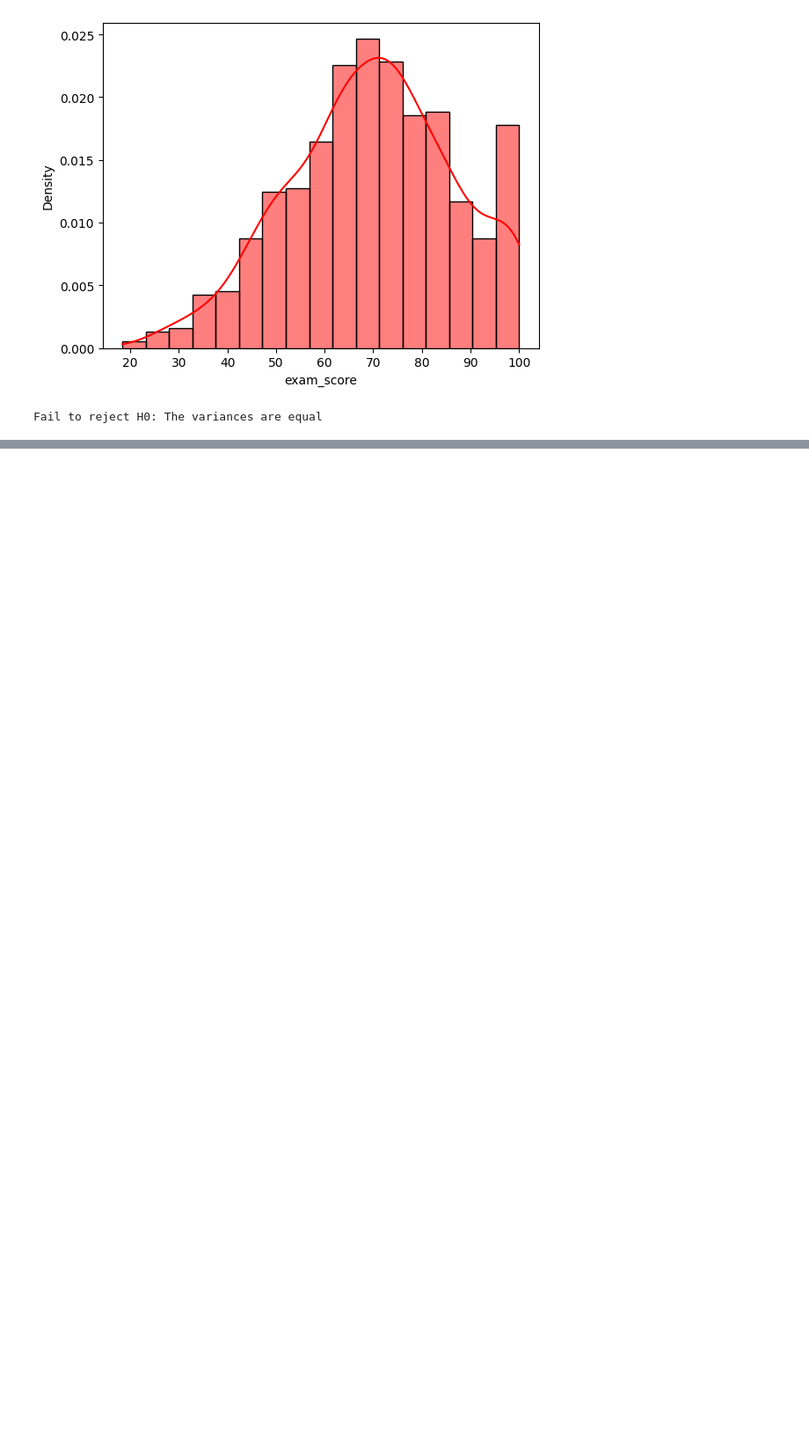
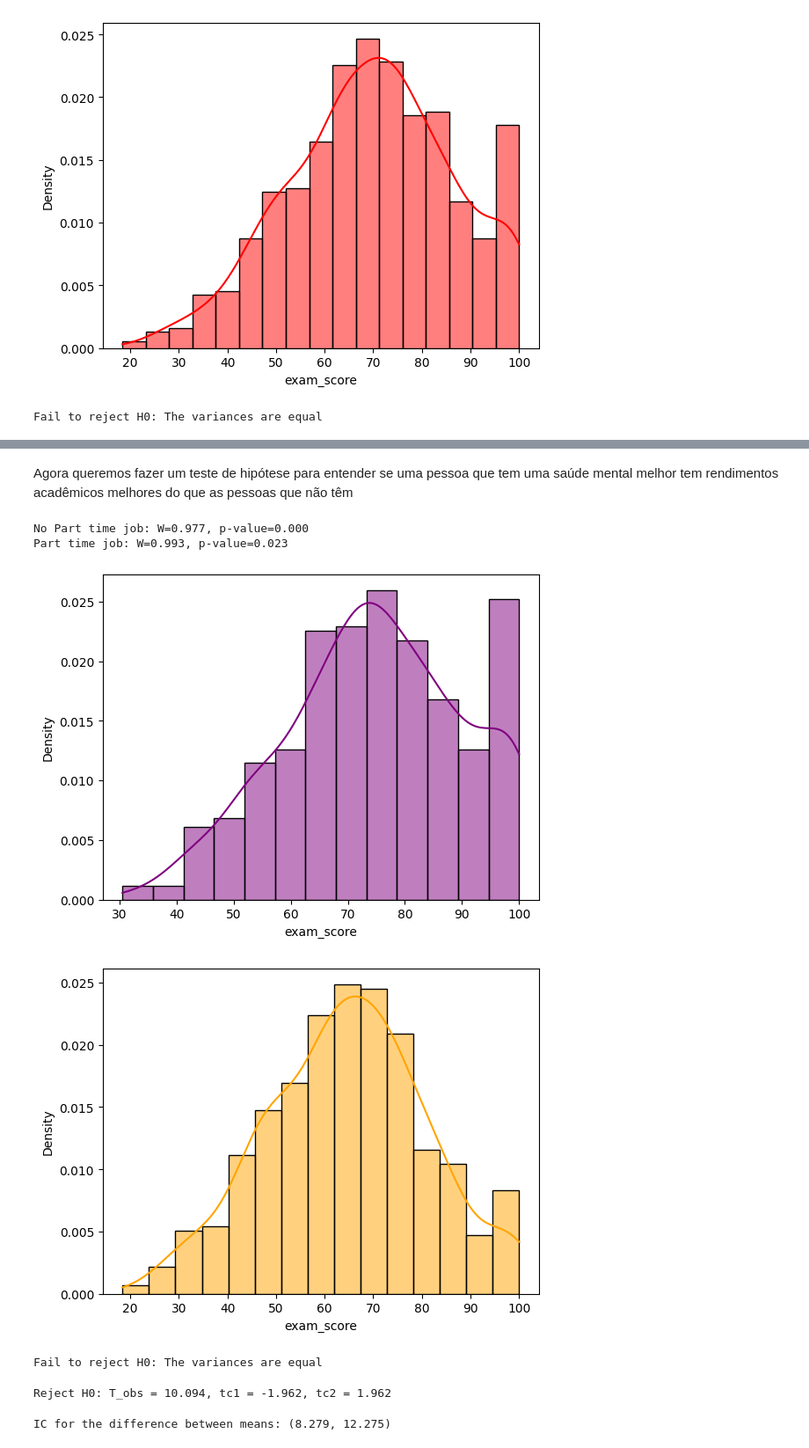
Before and after one commit to FelipeLeDu/Student-Performance-Analysis, a Jupyter notebook: Data science Project 1/Code/Test1.ipynb, the cells around one changed output, grey strips where cells are left out. Shown: that part at 88% size. Saved outputs shown, nothing was run; the diff lists cells and outputs as text; code cells hidden in the pictures; blank space fills up the shorter version.

Commit message:
Novos testes

```diff
--- a/Data science Project 1/Code/Test1.ipynb
+++ b/Data science Project 1/Code/Test1.ipynb
@@ -190,0 +189,76 @@ Fail to reject H0: The variances are equal
+# %% [markdown]
+Agora queremos fazer um teste de hipótese para entender se uma pessoa que tem uma saúde mental melhor tem rendimentos acadêmicos melhores do que as pessoas que não têm
+# %%
+#Para isso vamos dividir a variável em duas, uma para quem tem saúde mental boa e outra para quem não tem.
+
+def classify_health(mental):
+    return "Bad" if mental <= 5 else "Good"
+
+df_encoded["mental_health_status"] = df_encoded["mental_health_rating"].apply(classify_health)
+
+good_mental = df_encoded[df_encoded["mental_health_status"] == "Good"]["exam_score"]
+bad_mental= df_encoded[df_encoded["mental_health_status"] == "Bad"]["exam_score"]
+
+#Identify the distribution of this two variables
+plt.figure()
+sns.histplot(good_mental, kde=True, color="purple", label="Good Mental Health", stat="density")
+plt.figure()
+sns.histplot(bad_mental, kde=True, color="orange", label="Bad Mental Health", stat="density")
+
+stat1, p1 = shapiro(good_mental) #Shapiro-Wilk test for alpha = 0.05
+stat2, p2 = shapiro(bad_mental) # h0: its normal distriburtion, ha: its not normal distribution
+print(f"No Part time job: W={stat1:.3f}, p-value={p1:.3f}") # Se a variável mãe é normal, o que eu retirar dela vai ser normal também?: sim!
+print(f"Part time job: W={stat2:.3f}, p-value={p2:.3f}") # Is it possible to make a fuction to do this test for all the variables?
+
+#The two variable are not normally distributes, but I will asume that they are btw with TLC. Also, we will
+#assume that the variables are idependent.
+# %% [output]
+No Part time job: W=0.977, p-value=0.000
+Part time job: W=0.993, p-value=0.023
+[figure, added]
+[figure, added]
+# %%
+#Como estamos assumindo TLC para o estimador da média dessas duas variáveis, precisamos saber a variãncia dessas duas variáveis.
+#Como não sabemos se as variâncias são iguais, vamos fazer o teste de variância primeiro.
+
+alpha = 0.05
+var_test_result2 = var_test(good_mental, bad_mental, alpha)
+print(var_test_result2)
+# %% [output]
+Fail to reject H0: The variances are equal
+# %%
+#Agora vamos fazer o teste entre as duas médias, para saber se a saúde mental afeta o rendimento acadêmico.
+#H0: Xmean(good_mental)= Ymean(Bad_mental), H1: Xmean(good_mental) != Ymean(bad_mental), alpha = 0.05
+
+
+result = ind_mean_varequal(good_mental, bad_mental, alpha, "bilateral")
+print(result)
+# %% [output]
+Reject H0: T_obs = 10.094, tc1 = -1.962, tc2 = 1.962
+# %%
+#Vamos fazer um IC para entender a diferença entre as duas médias
+
+def ic(x, y, alpha):
+    n1 = len(x)
+    n2 = len(y)
+    S21 = x.var(ddof=1)
+    S22 = y.var(ddof=1)
+
+    Xmean = x.mean()
+    Ymean = y.mean()
+
+    S2xy = ((n1 - 1)*S21 + (n2 - 1)*S22)/(n1 + n2 - 2)
+
+    t_crit = t.ppf(1 - alpha/2, n1 + n2 - 2)
+
+    margin_error = t_crit * np.sqrt(S2xy * (1/n1 + 1/n2))
+
+    lower_bound = (Xmean - Ymean) - margin_error
+    upper_bound = (Xmean - Ymean) + margin_error
+
+    return lower_bound, upper_bound
+
+ic_result = ic(good_mental, bad_mental, alpha)
+print(f"IC for the difference between means: ({ic_result[0]:.3f}, {ic_result[1]:.3f})")
+# %% [output]
+IC for the difference between means: (8.279, 12.275)
```
Also changed, not shown: parts of 4 cells of this notebook.
